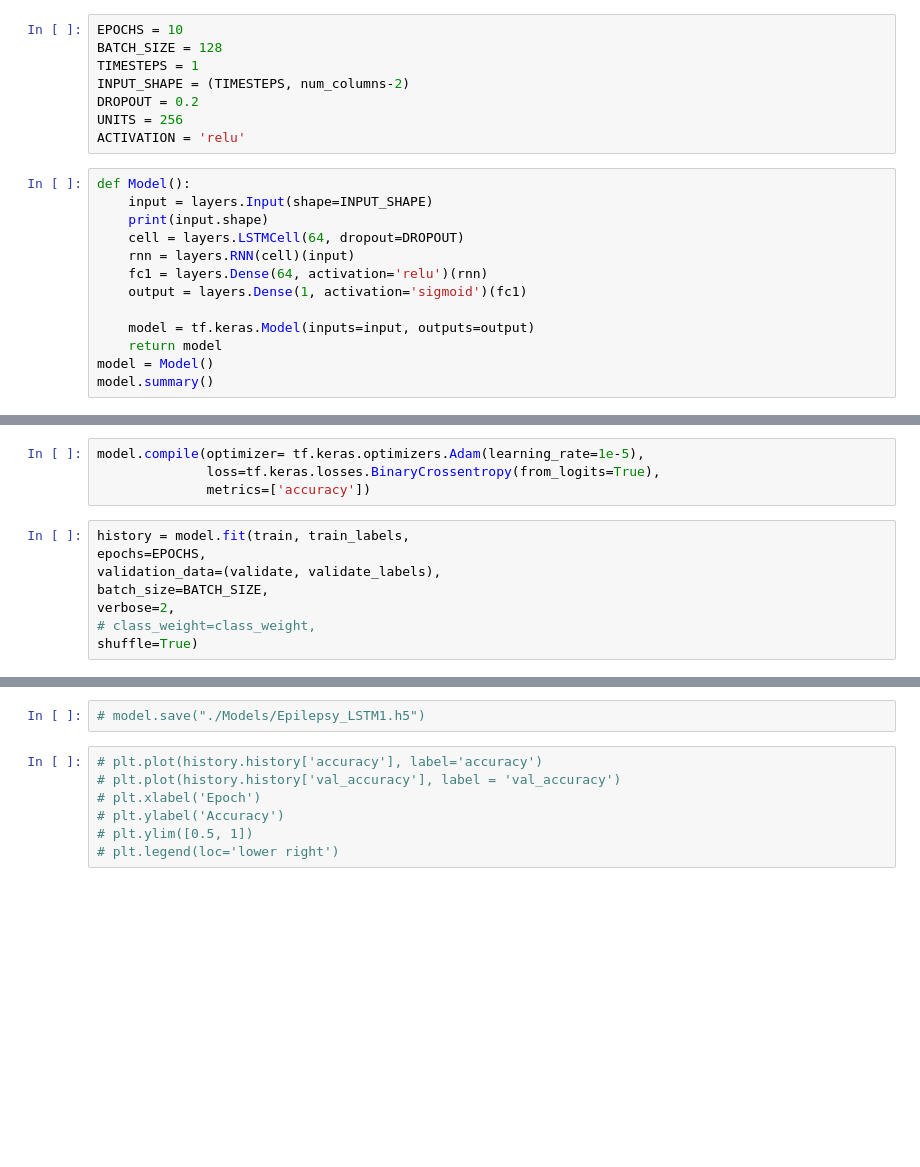
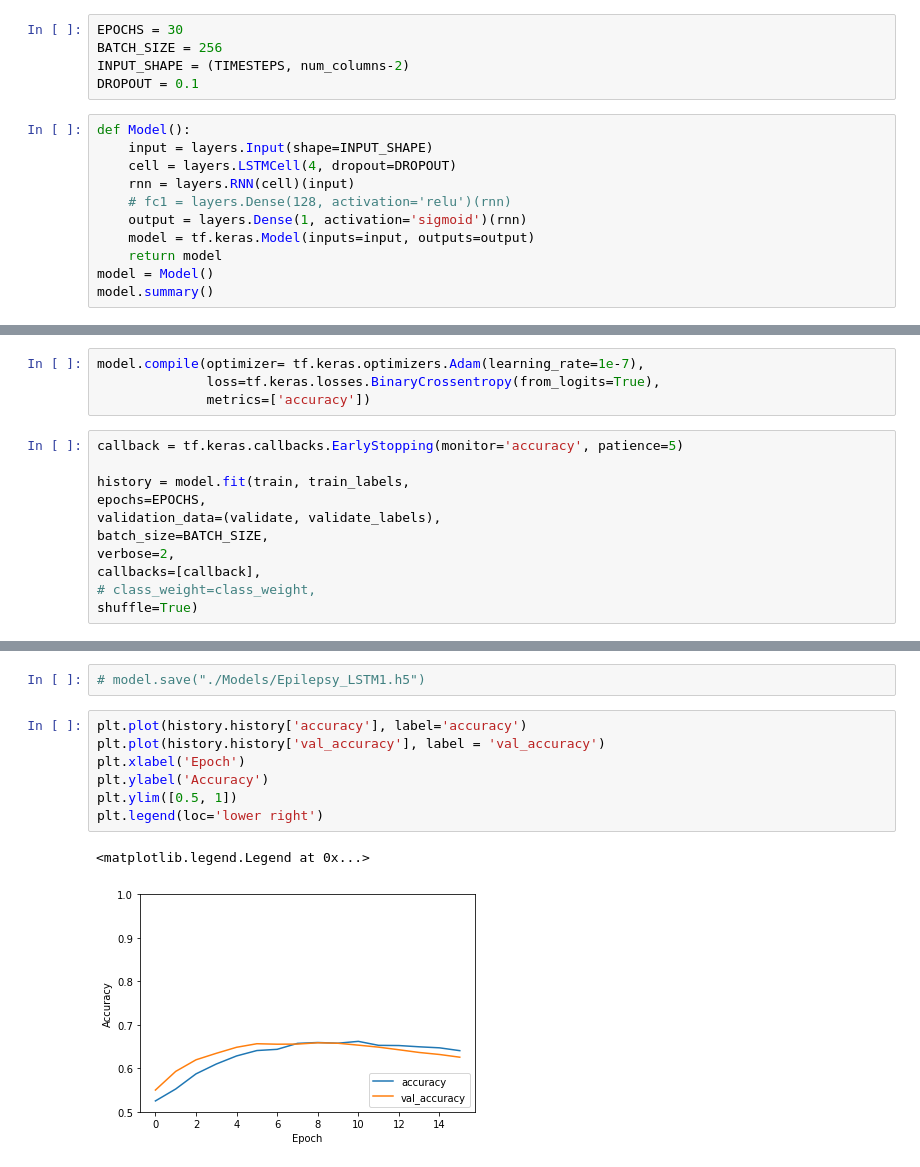
Before and after one commit to c73lam8797/IEEG-Analysis, a Jupyter notebook: Epilepsy_LSTM1.ipynb, the cells around one changed output, grey strips where cells are left out. Drawn from its saved outputs; the diff is of its cells as text; blank space fills up the shorter version.

```diff
--- a/Epilepsy_LSTM1.ipynb
+++ b/Epilepsy_LSTM1.ipynb
@@ -98,20 +100,15 @@ print(train.shape, validate.shape, test.shape)
 # %%
-EPOCHS = 10
-BATCH_SIZE = 128
-TIMESTEPS = 1
+EPOCHS = 30
+BATCH_SIZE = 256
 INPUT_SHAPE = (TIMESTEPS, num_columns-2)
-DROPOUT = 0.2
-UNITS = 256
-ACTIVATION = 'relu'
+DROPOUT = 0.1
 # %%
 def Model():
     input = layers.Input(shape=INPUT_SHAPE)
-    print(input.shape)
-    cell = layers.LSTMCell(64, dropout=DROPOUT)
+    cell = layers.LSTMCell(4, dropout=DROPOUT)
     rnn = layers.RNN(cell)(input)
-    fc1 = layers.Dense(64, activation='relu')(rnn)
-    output = layers.Dense(1, activation='sigmoid')(fc1)
-
+    # fc1 = layers.Dense(128, activation='relu')(rnn)
+    output = layers.Dense(1, activation='sigmoid')(rnn)
     model = tf.keras.Model(inputs=input, outputs=output)
     return model
 model = Model()
@@ -142,13 +131,16 @@ train, validate, test = Reshape(train), Reshape(validate), Reshape(test)
 # %%
-model.compile(optimizer= tf.keras.optimizers.Adam(learning_rate=1e-5),
+model.compile(optimizer= tf.keras.optimizers.Adam(learning_rate=1e-7),
               loss=tf.keras.losses.BinaryCrossentropy(from_logits=True),
               metrics=['accuracy'])
 # %%
+callback = tf.keras.callbacks.EarlyStopping(monitor='accuracy', patience=5)
+
 history = model.fit(train, train_labels,
 epochs=EPOCHS,
 validation_data=(validate, validate_labels),
 batch_size=BATCH_SIZE,
 verbose=2,
+callbacks=[callback],
 # class_weight=class_weight,
 shuffle=True)
 # %% [output]
@@ -175,12 +164,15 @@ Epoch 10/10
 # %%
 # model.save("./Models/Epilepsy_LSTM1.h5")
 # %%
-# plt.plot(history.history['accuracy'], label='accuracy')
-# plt.plot(history.history['val_accuracy'], label = 'val_accuracy')
-# plt.xlabel('Epoch')
-# plt.ylabel('Accuracy')
-# plt.ylim([0.5, 1])
-# plt.legend(loc='lower right')
+plt.plot(history.history['accuracy'], label='accuracy')
+plt.plot(history.history['val_accuracy'], label = 'val_accuracy')
+plt.xlabel('Epoch')
+plt.ylabel('Accuracy')
+plt.ylim([0.5, 1])
+plt.legend(loc='lower right')
+# %% [output]
+<matplotlib.legend.Legend at 0x...>
+[figure, added]
 # %%
 test_loss, test_acc = model.evaluate(test,  test_labels, verbose=2)
 # %% [output]
```
Also changed, not shown: parts of 10 cells of this notebook, 2 other files.
